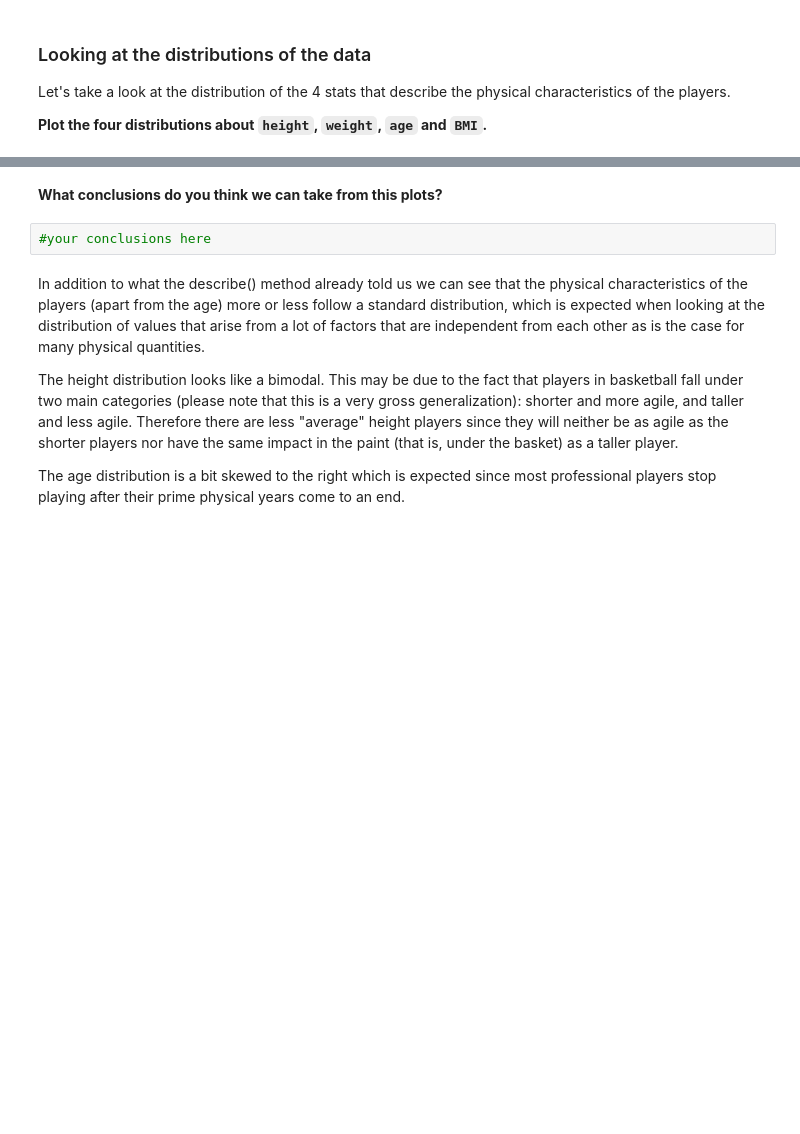
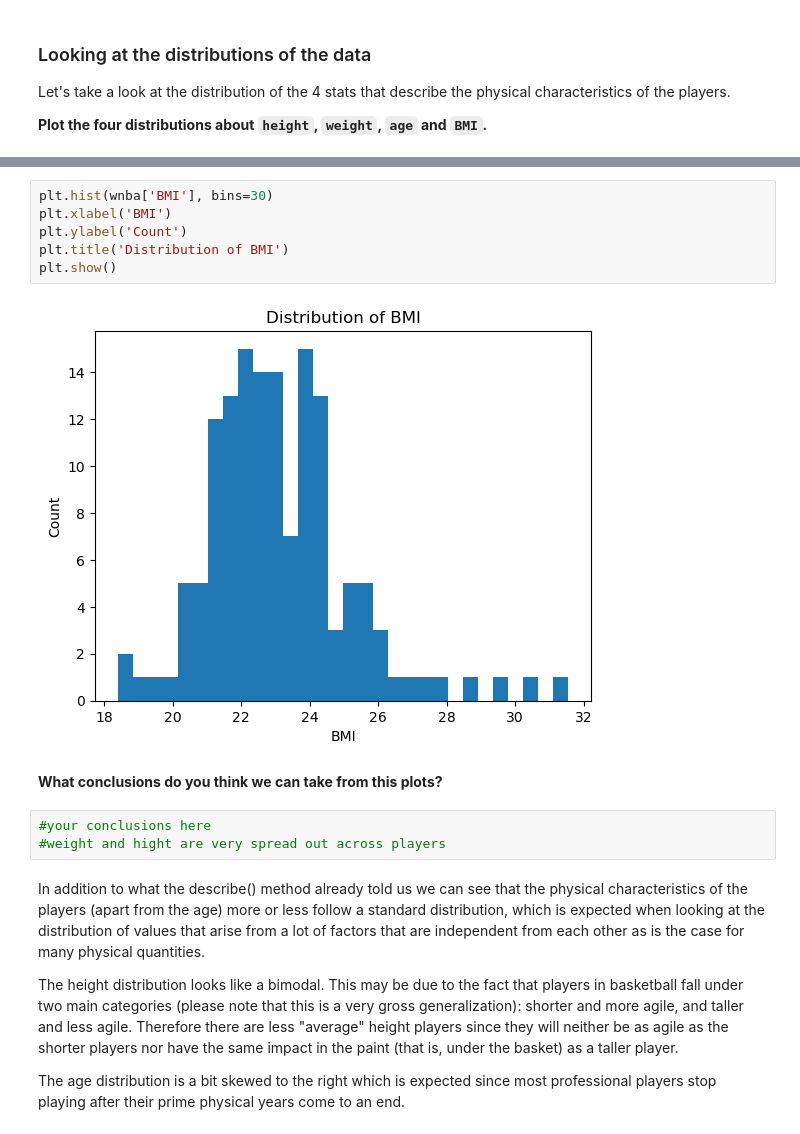
Before and after one commit to ta-data-lis/M2-mini-project2, a Jupyter notebook: your-code/2.-Exploratory-Data-Analysis.ipynb, the cells around one changed output, grey strips where cells are left out. Saved outputs shown, nothing was run; the diff lists cells and outputs as text; blank space fills up the shorter version.

```diff
--- a/your-code/2.-Exploratory-Data-Analysis.ipynb
+++ b/your-code/2.-Exploratory-Data-Analysis.ipynb
@@ -37,7 +98,16 @@ Let's take a look at the distribution of the 4 stats that describe the physical
+# %%
+plt.hist(wnba['BMI'], bins=30)
+plt.xlabel('BMI')
+plt.ylabel('Count')
+plt.title('Distribution of BMI')
+plt.show()
+# %% [output]
+[figure, added]
 # %% [markdown]
 **What conclusions do you think we can take from this plots?**
 # %%
 #your conclusions here
+#weight and hight are very spread out across players
 # %% [markdown]
 In addition to what the describe() method already told us we can see that the physical characteristics of the players (apart from the age) more or less follow a standard distribution, which is expected when looking at the distribution of values that arise from a lot of factors that are independent from each other as is the case for many physical quantities.
 
```
Also changed, not shown: parts of 16 cells of this notebook, 3 other files.
